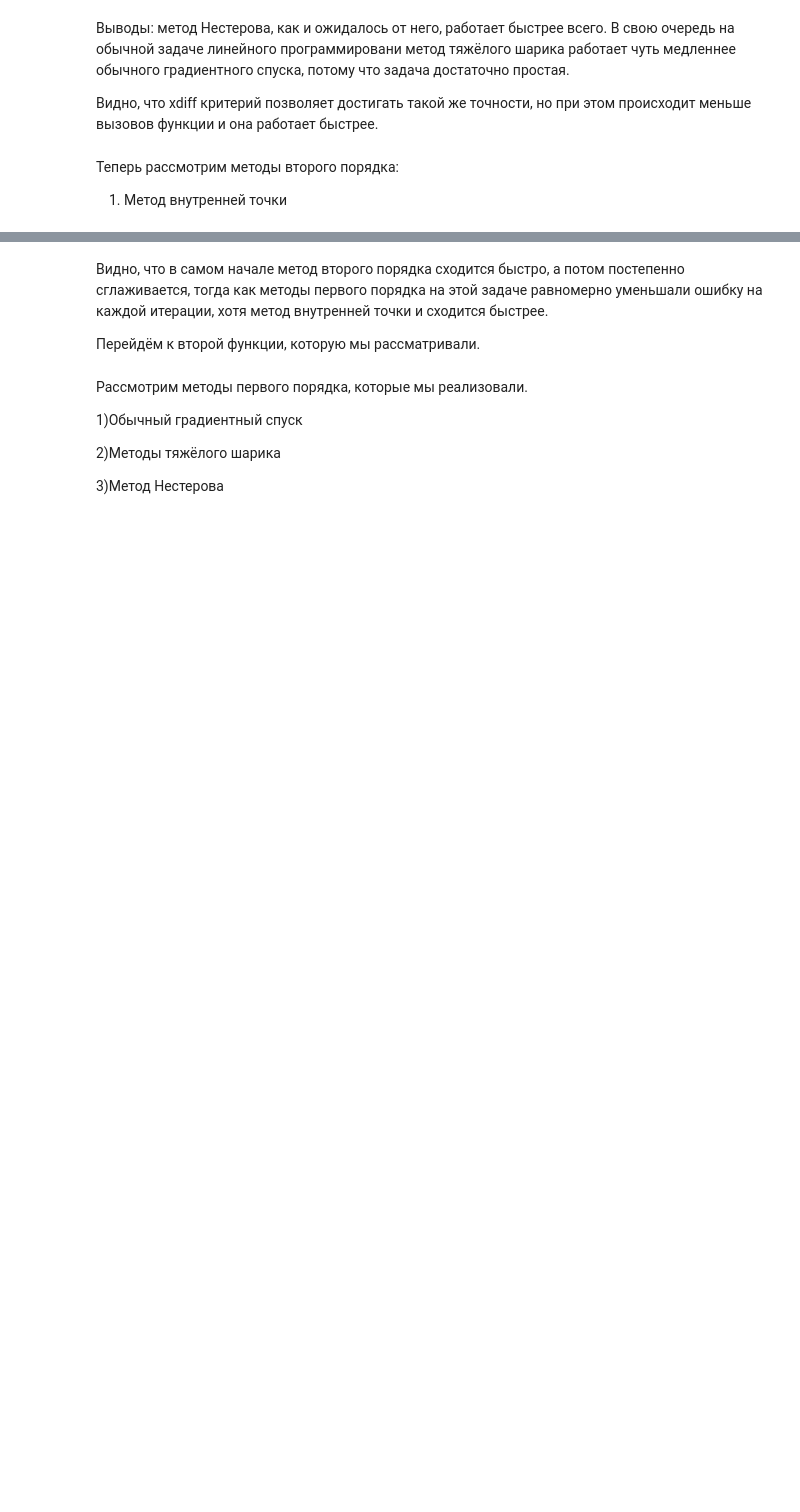
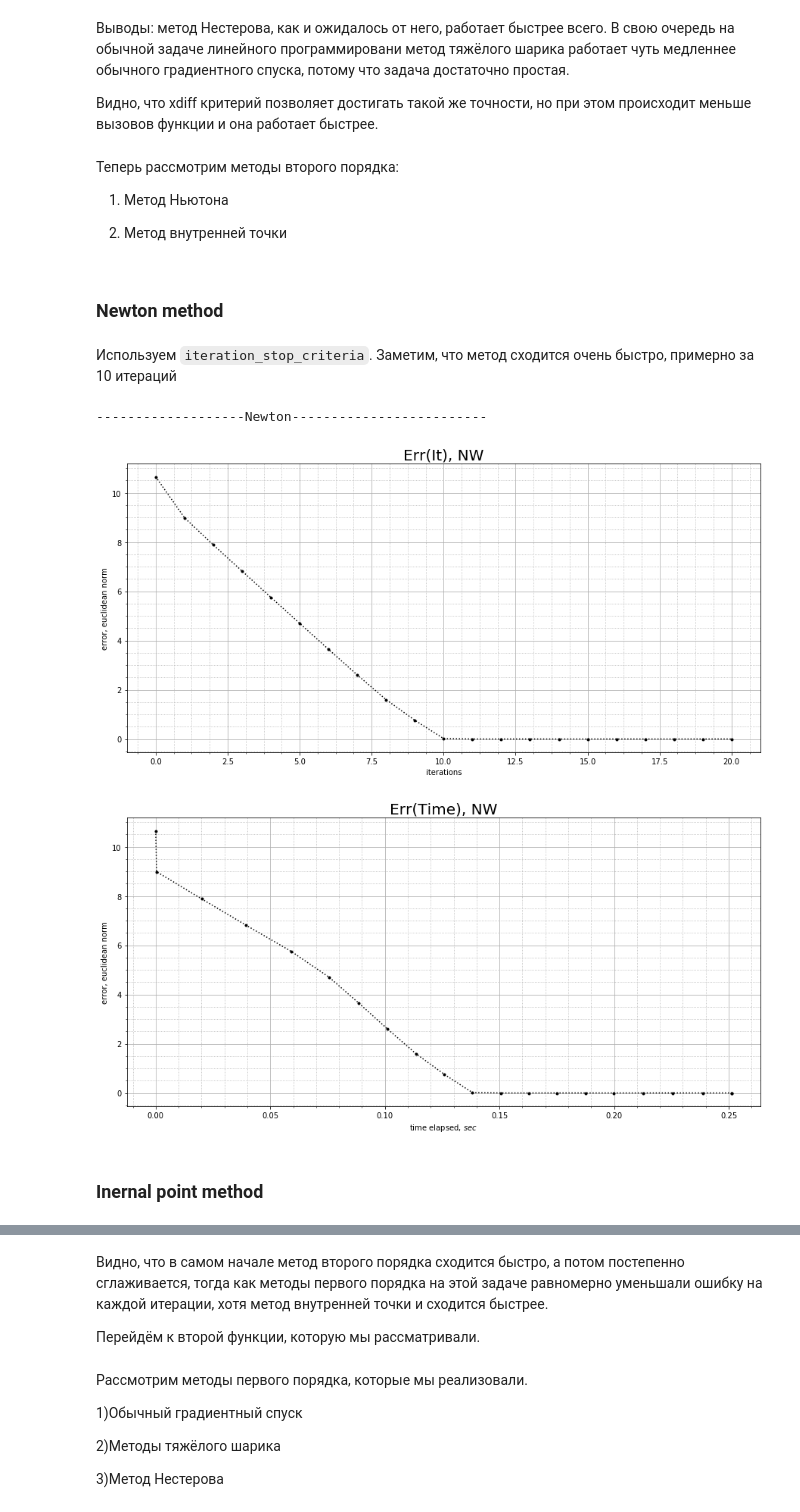
Before and after one commit to KaEuAn/ConvexOptimisationProject, a Jupyter notebook: presentation.ipynb, the cells around one changed output, grey strips where cells are left out. Drawn from its saved outputs; the diff is of its cells as text; code cells hidden in the pictures; blank space fills up the shorter version.

```diff
--- a/presentation.ipynb
+++ b/presentation.ipynb
@@ -218,7 +201,36 @@ proj [ 6.94186636 -7.30366524 -3.44149268]
 # %% [markdown]
 Теперь рассмотрим методы второго порядка:
 
-1) Метод внутренней точки
+1) Метод Ньютона
+
+2) Метод внутренней точки
+# %% [markdown]
+### Newton method
+# %% [markdown]
+Используем `iteration_stop_criteria`. Заметим, что метод сходится очень быстро, примерно за 10 итераций
+# %%
+print("-------------------Newton-------------------------")
+
+# newton descent solver initialisation
+init_point = np.array([0.,0.,0.])
+criteria = nw.stop_criterias.iteration_stop_crit(20)
+newton_task = nw.solver(oracle_2, constraints)
+newton_task.set_init_position(init_point)
+stp_size = gd.step_sizes.ConstantStepSize(alpha = 0.3)
+newton_task.set_step_size(stp_size)
+
+# launch
+result = newton_task.make(criteria)
+
+# result showing
+result.ShowIterations("Err(It), NW")
+result.ShowTime("Err(Time), NW")
+# %% [output]
+-------------------Newton-------------------------
+[figure, added]
+[figure, added]
+# %% [markdown]
+### Inernal point method
 # %%
 print("-----------------Internal point--------------------")
 
```
Also changed, not shown: parts of 36 cells of this notebook.
